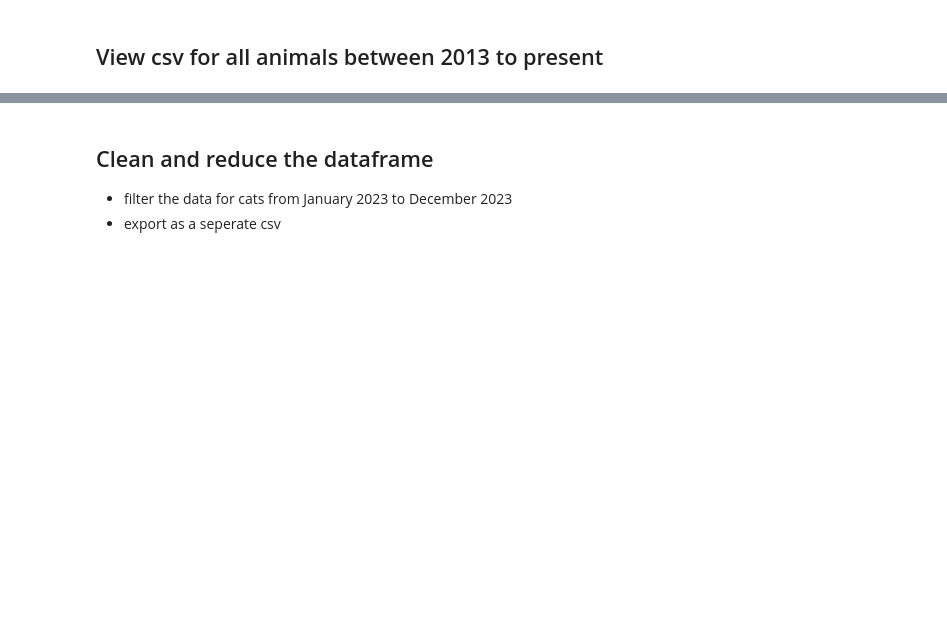
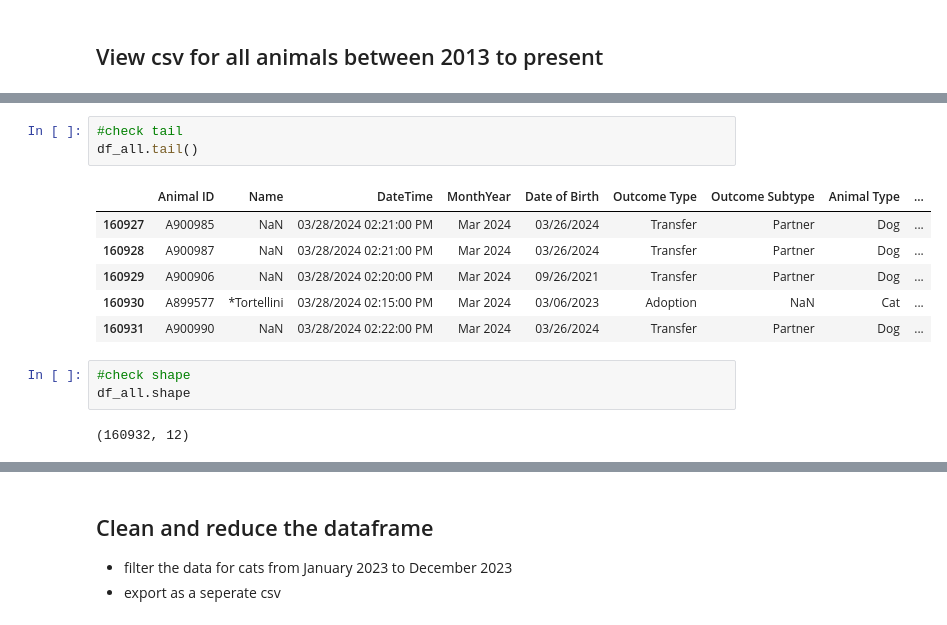
Before and after one commit to BictorFonseca/DataAnalysis, a Jupyter notebook: Project/term_project.ipynb, the cells around one changed output, grey strips where cells are left out. Cells and saved outputs as stored; diff of their text form; blank space fills up the shorter version.

```diff
--- a/Project/term_project.ipynb
+++ b/Project/term_project.ipynb
@@ -20,0 +32,15 @@ please provide us feedback at https://github.com/pandas-dev/pandas/issues/54466
+# %%
+#check tail
+df_all.tail()
+# %% [output]
+|  | Animal ID | Name | DateTime | MonthYear | Date of Birth | Outcome Type | Outcome Subtype | Animal Type | ... |
+| 160927 | A900985 | NaN | 03/28/2024 02:21:00 PM | Mar 2024 | 03/26/2024 | Transfer | Partner | Dog | ... |
+| 160928 | A900987 | NaN | 03/28/2024 02:21:00 PM | Mar 2024 | 03/26/2024 | Transfer | Partner | Dog | ... |
+| 160929 | A900906 | NaN | 03/28/2024 02:20:00 PM | Mar 2024 | 09/26/2021 | Transfer | Partner | Dog | ... |
+| 160930 | A899577 | *Tortellini | 03/28/2024 02:15:00 PM | Mar 2024 | 03/06/2023 | Adoption | NaN | Cat | ... |
+| 160931 | A900990 | NaN | 03/28/2024 02:22:00 PM | Mar 2024 | 03/26/2024 | Transfer | Partner | Dog | ... |
+# %%
+#check shape
+df_all.shape
+# %% [output]
+(160932, 12)
```
Also changed, not shown: parts of 19 cells of this notebook.
